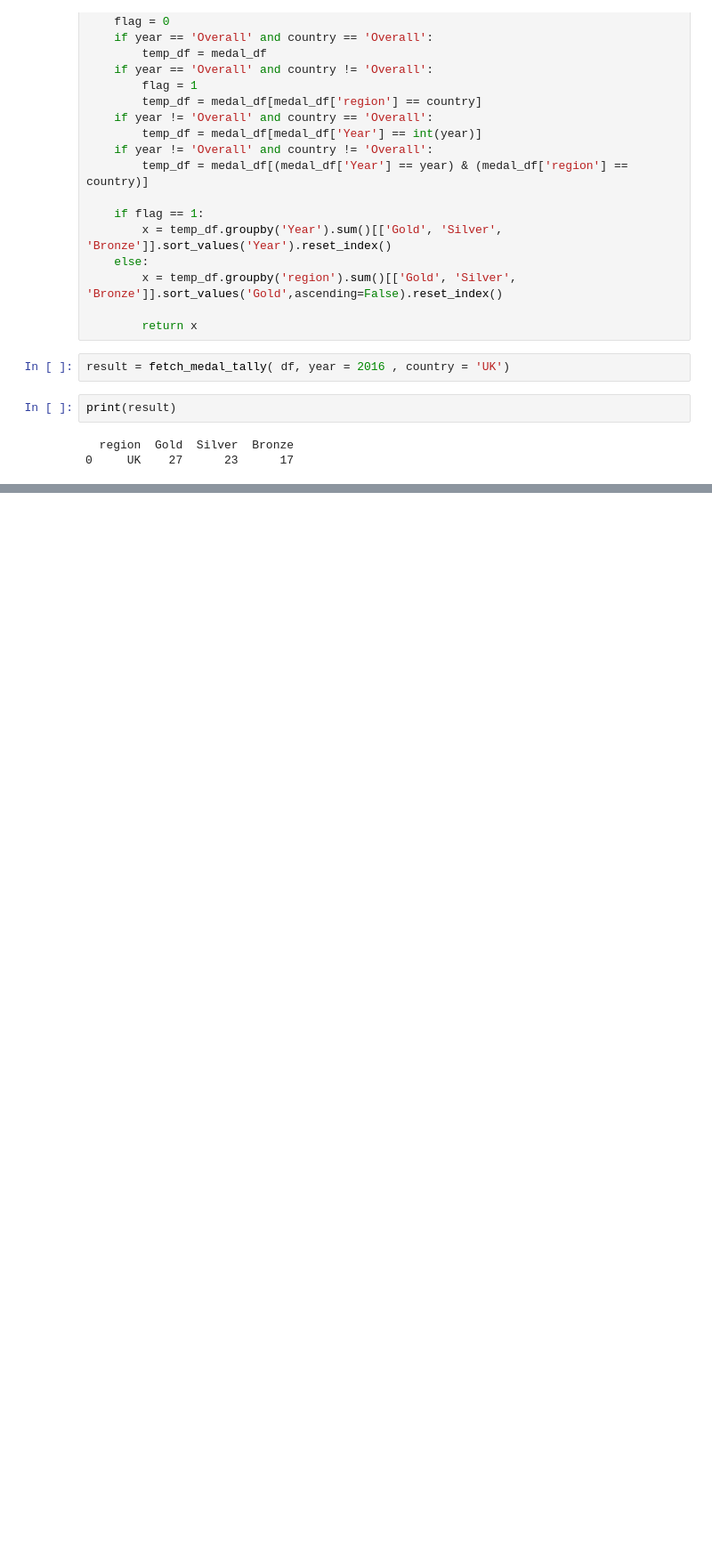
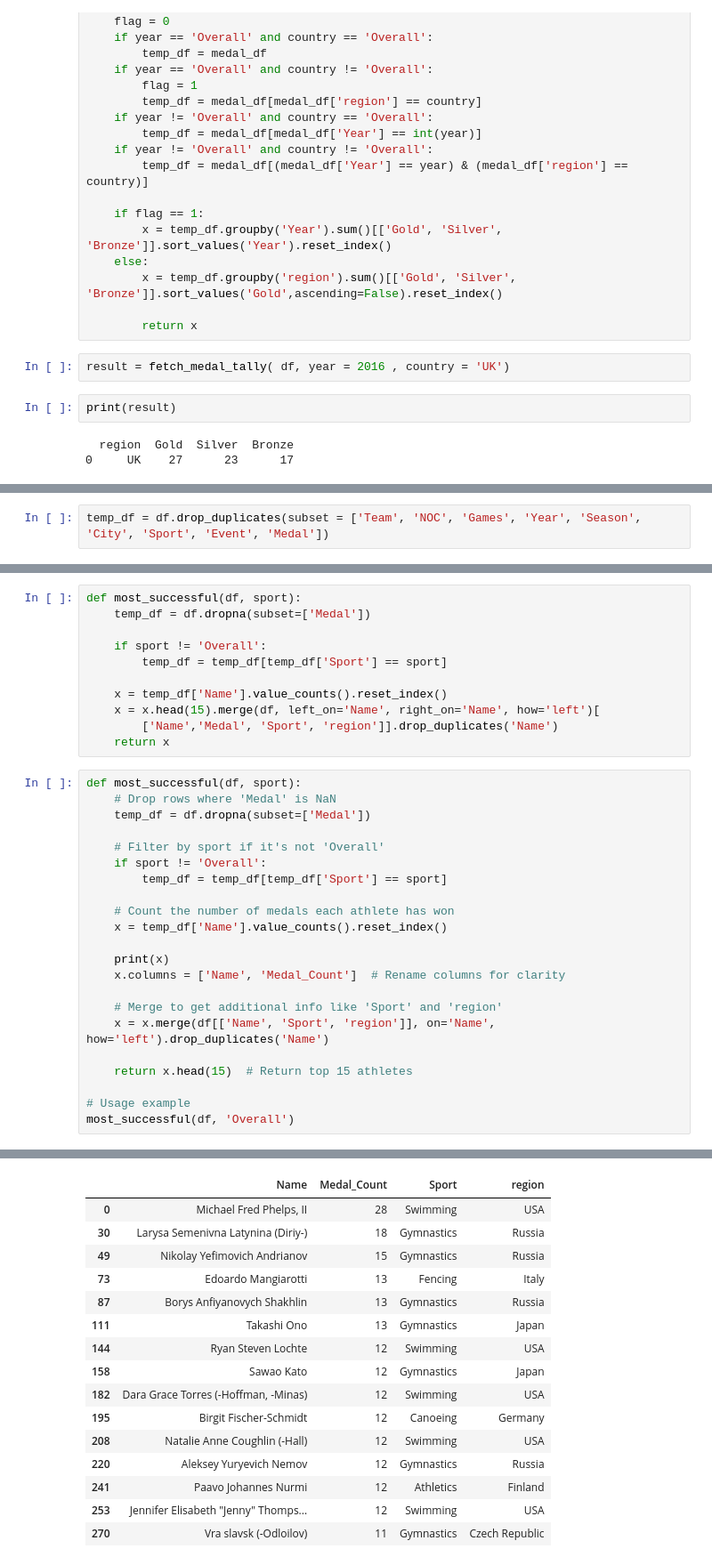
Before and after one commit to Tejasri-Pendota/FacceMask--detection, a Jupyter notebook: Olympic_Data_Analysis.ipynb, the cells around one changed output, grey strips where cells are left out. Shown at 89% size. Cells and saved outputs as stored; diff of their text form; blank space fills up the shorter version.

```diff
--- a/Olympic_Data_Analysis.ipynb
+++ b/Olympic_Data_Analysis.ipynb
@@ -381,0 +421,2 @@ print(result)
+# %%
+temp_df = df.drop_duplicates(subset = ['Team', 'NOC', 'Games', 'Year', 'Season', 'City', 'Sport', 'Event', 'Medal'])
@@ -381,0 +451,34 @@ print(result)
+# %%
+def most_successful(df, sport):
+    temp_df = df.dropna(subset=['Medal'])
+
+    if sport != 'Overall':
+        temp_df = temp_df[temp_df['Sport'] == sport]
+
+    x = temp_df['Name'].value_counts().reset_index()
+    x = x.head(15).merge(df, left_on='Name', right_on='Name', how='left')[
+        ['Name','Medal', 'Sport', 'region']].drop_duplicates('Name')
+    return x
+# %%
+def most_successful(df, sport):
+    # Drop rows where 'Medal' is NaN
+    temp_df = df.dropna(subset=['Medal'])
+
+    # Filter by sport if it's not 'Overall'
+    if sport != 'Overall':
+        temp_df = temp_df[temp_df['Sport'] == sport]
+
+    # Count the number of medals each athlete has won
+    x = temp_df['Name'].value_counts().reset_index()
+
+    print(x)
+    x.columns = ['Name', 'Medal_Count']  # Rename columns for clarity
+
+    # Merge to get additional info like 'Sport' and 'region'
+    x = x.merge(df[['Name', 'Sport', 'region']], on='Name', how='left').drop_duplicates('Name')
+
+    return x.head(15)  # Return top 15 athletes
+
+# Usage example
+most_successful(df, 'Overall')
+# %% [output]
@@ -381,0 +499,16 @@ print(result)
+|  | Name | Medal_Count | Sport | region |
+| 0 | Michael Fred Phelps, II | 28 | Swimming | USA |
+| 30 | Larysa Semenivna Latynina (Diriy-) | 18 | Gymnastics | Russia |
+| 49 | Nikolay Yefimovich Andrianov | 15 | Gymnastics | Russia |
+| 73 | Edoardo Mangiarotti | 13 | Fencing | Italy |
+| 87 | Borys Anfiyanovych Shakhlin | 13 | Gymnastics | Russia |
+| 111 | Takashi Ono | 13 | Gymnastics | Japan |
+| 144 | Ryan Steven Lochte | 12 | Swimming | USA |
+| 158 | Sawao Kato | 12 | Gymnastics | Japan |
+| 182 | Dara Grace Torres (-Hoffman, -Minas) | 12 | Swimming | USA |
+| 195 | Birgit Fischer-Schmidt | 12 | Canoeing | Germany |
+| 208 | Natalie Anne Coughlin (-Hall) | 12 | Swimming | USA |
+| 220 | Aleksey Yuryevich Nemov | 12 | Gymnastics | Russia |
+| 241 | Paavo Johannes Nurmi | 12 | Athletics | Finland |
+| 253 | Jennifer Elisabeth "Jenny" Thomps... | 12 | Swimming | USA |
+| 270 | Vra slavsk (-Odloilov) | 11 | Gymnastics | Czech Republic |
```
Also changed, not shown: parts of 26 cells of this notebook.
